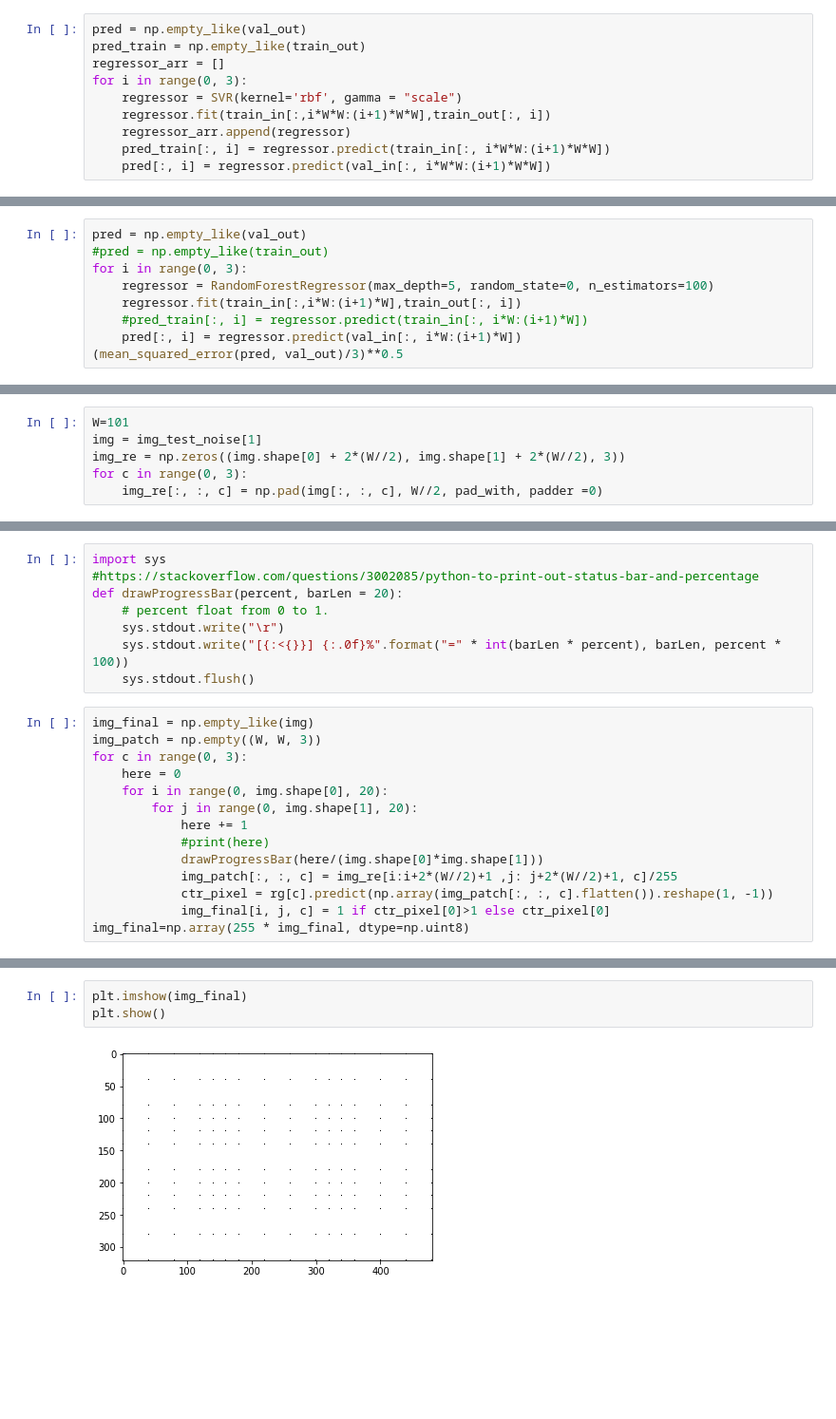
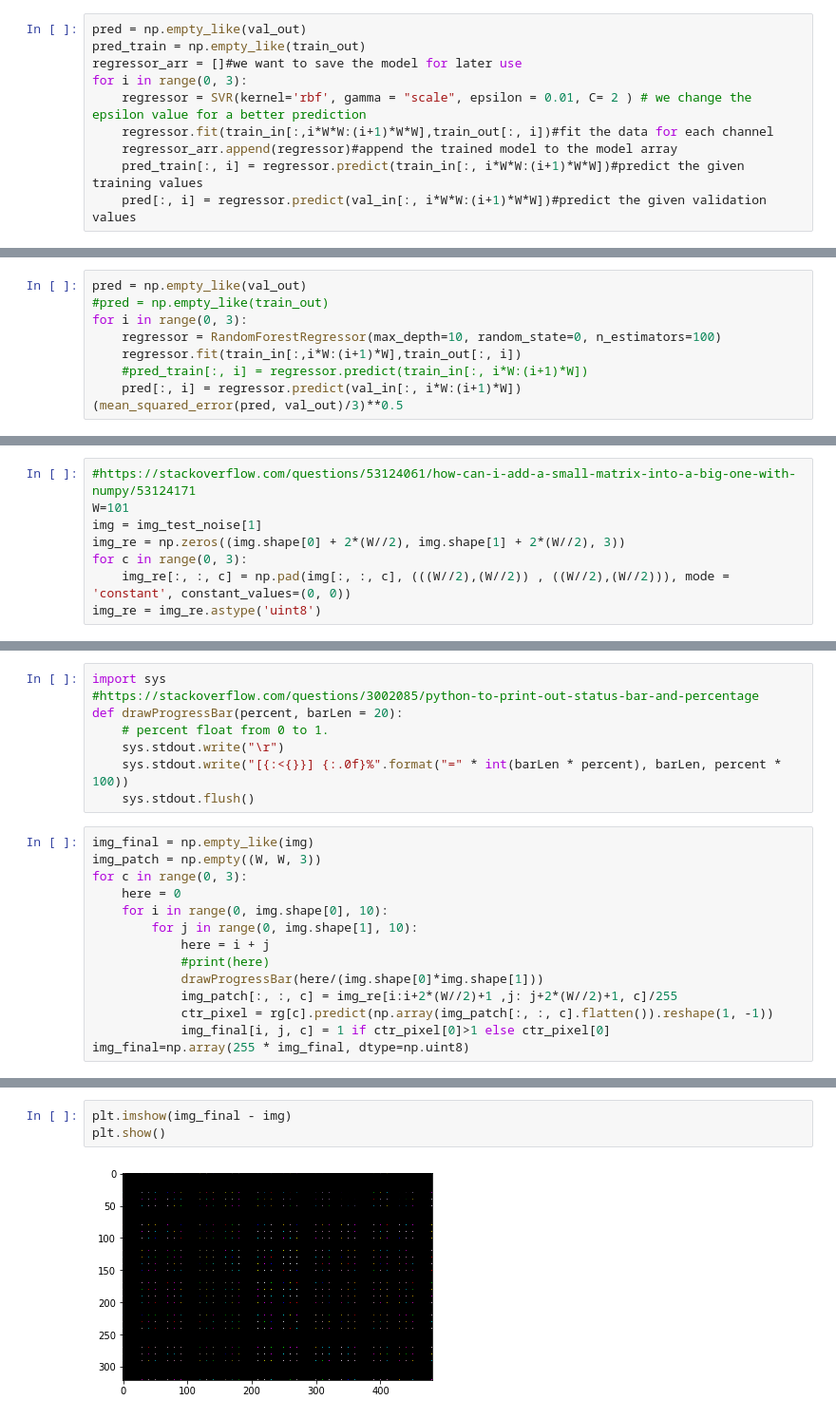
Before and after one commit to Rohit01-zoey/EE610-Image-Processing, a Jupyter notebook: Assignment2/Assignment2.ipynb, the cells around one changed output, grey strips where cells are left out. Shown at 95% size. Cells and saved outputs as stored; diff of their text form; blank space fills up the shorter version.

```diff
--- a/Assignment2/Assignment2.ipynb
+++ b/Assignment2/Assignment2.ipynb
@@ -203,10 +200,10 @@ test_in, test_out = prepare(img_test_noise, W, w, numPatches)
 # %%
 pred = np.empty_like(val_out)
 pred_train = np.empty_like(train_out)
-regressor_arr = []
+regressor_arr = []#we want to save the model for later use
 for i in range(0, 3):
-    regressor = SVR(kernel='rbf', gamma = "scale")
-    regressor.fit(train_in[:,i*W*W:(i+1)*W*W],train_out[:, i])
-    regressor_arr.append(regressor)
-    pred_train[:, i] = regressor.predict(train_in[:, i*W*W:(i+1)*W*W])
-    pred[:, i] = regressor.predict(val_in[:, i*W*W:(i+1)*W*W])
+    regressor = SVR(kernel='rbf', gamma = "scale", epsilon = 0.01, C= 2 ) # we change the epsilon value for a better prediction
+    regressor.fit(train_in[:,i*W*W:(i+1)*W*W],train_out[:, i])#fit the data for each channel
+    regressor_arr.append(regressor)#append the trained model to the model array
+    pred_train[:, i] = regressor.predict(train_in[:, i*W*W:(i+1)*W*W])#predict the given training values
+    pred[:, i] = regressor.predict(val_in[:, i*W*W:(i+1)*W*W])#predict the given validation values
@@ -246,7 +247,7 @@ Started  20
 pred = np.empty_like(val_out)
 #pred = np.empty_like(train_out)
 for i in range(0, 3):
-    regressor = RandomForestRegressor(max_depth=5, random_state=0, n_estimators=100)
+    regressor = RandomForestRegressor(max_depth=10, random_state=0, n_estimators=100)
     regressor.fit(train_in[:,i*W:(i+1)*W],train_out[:, i])
     #pred_train[:, i] = regressor.predict(train_in[:, i*W:(i+1)*W])
     pred[:, i] = regressor.predict(val_in[:, i*W:(i+1)*W])
@@ -266,8 +267,10 @@ def pad_with(vector, pad_width, iaxis, kwargs):
     vector[:pad_width[0]] = pad_value
     vector[-pad_width[1]:] = pad_value
 # %%
+#https://stackoverflow.com/questions/53124061/how-can-i-add-a-small-matrix-into-a-big-one-with-numpy/53124171
 W=101
 img = img_test_noise[1]
 img_re = np.zeros((img.shape[0] + 2*(W//2), img.shape[1] + 2*(W//2), 3))
 for c in range(0, 3):
-    img_re[:, :, c] = np.pad(img[:, :, c], W//2, pad_with, padder =0)
+    img_re[:, :, c] = np.pad(img[:, :, c], (((W//2),(W//2)) , ((W//2),(W//2))), mode = 'constant', constant_values=(0, 0))
+img_re = img_re.astype('uint8')
@@ -288,9 +296,9 @@ img_final = np.empty_like(img)
 img_patch = np.empty((W, W, 3))
 for c in range(0, 3):
     here = 0
-    for i in range(0, img.shape[0], 20):
-        for j in range(0, img.shape[1], 20):
-            here += 1
+    for i in range(0, img.shape[0], 10):
+        for j in range(0, img.shape[1], 10):
+            here = i + j
             #print(here)
             drawProgressBar(here/(img.shape[0]*img.shape[1]))
             img_patch[:, :, c] = img_re[i:i+2*(W//2)+1 ,j: j+2*(W//2)+1, c]/255
@@ -302,5 +310,5 @@ img_final=np.array(255 * img_final, dtype=np.uint8)
 # %%
-plt.imshow(img_final)
+plt.imshow(img_final - img)
 plt.show()
 # %% [output]
-[figure, old version]
+[figure, new version]
```
Also changed, not shown: parts of 18 cells of this notebook.
